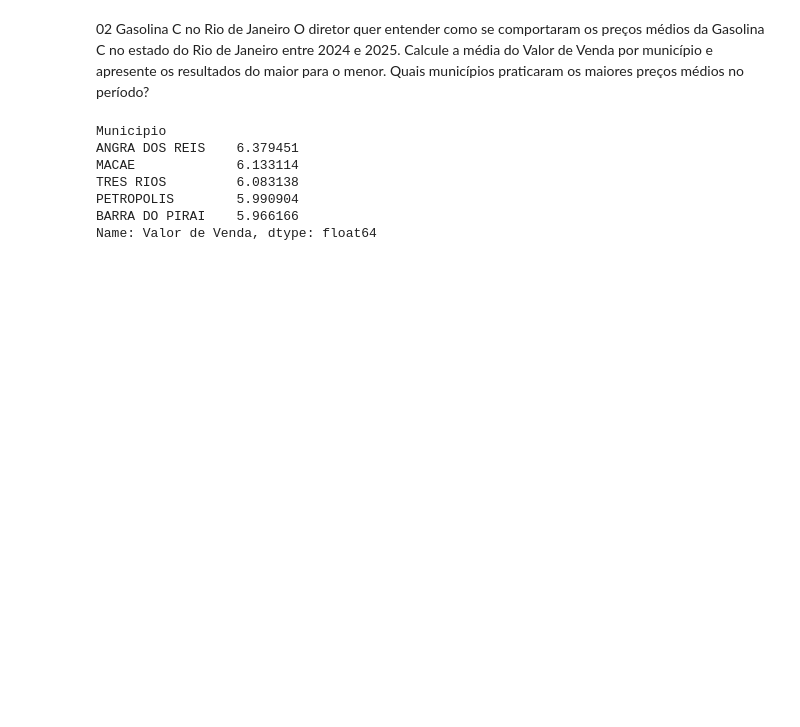
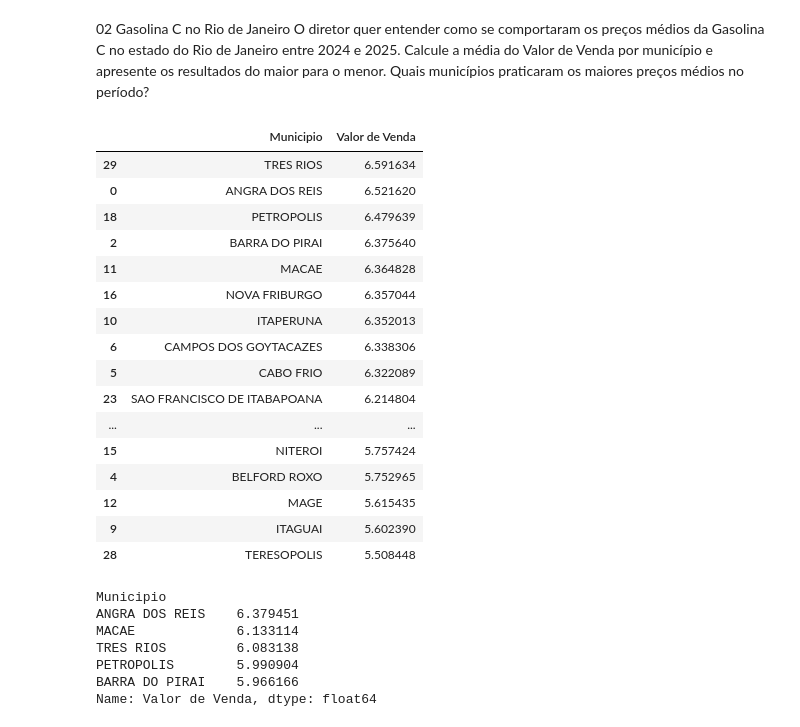
Before and after one commit to santana-rodrigo-1/senac-ad-2026, a Jupyter notebook: projeto-anp.ipynb, the cells around one changed output. Cells and saved outputs as stored; diff of their text form; code cells hidden in the pictures; blank space fills up the shorter version.

```diff
--- a/projeto-anp.ipynb
+++ b/projeto-anp.ipynb
@@ -73,3 +72,5 @@ Gasolina C no Rio de Janeiro
 O diretor quer entender como se comportaram os preços médios da Gasolina C no estado do Rio de Janeiro entre 2024 e
 2025. Calcule a média do Valor de Venda por município e apresente os resultados do maior para o menor. Quais municípios
 praticaram os maiores preços médios no período?
+# %%
+df_gas_rj = df.loc[(df['Estado - Sigla'] == 'RJ') & (df['Produto'] == 'GASOLINA')]
@@ -76,2 +79,24 @@ praticaram os maiores preços médios no período?
+# %%
+df_munic_rj_gas = df_gas_rj.groupby('Municipio')['Valor de Venda'].mean().reset_index()
+df_munic_rj_gas.sort_values(by='Valor de Venda', ascending=False, inplace=True)
+df_munic_rj_gas
+# %% [output]
+|  | Municipio | Valor de Venda |
+| 29 | TRES RIOS | 6.591634 |
+| 0 | ANGRA DOS REIS | 6.521620 |
+| 18 | PETROPOLIS | 6.479639 |
+| 2 | BARRA DO PIRAI | 6.375640 |
+| 11 | MACAE | 6.364828 |
+| 16 | NOVA FRIBURGO | 6.357044 |
+| 10 | ITAPERUNA | 6.352013 |
+| 6 | CAMPOS DOS GOYTACAZES | 6.338306 |
+| 5 | CABO FRIO | 6.322089 |
+| 23 | SAO FRANCISCO DE ITABAPOANA | 6.214804 |
+| ... | ... | ... |
+| 15 | NITEROI | 5.757424 |
+| 4 | BELFORD ROXO | 5.752965 |
+| 12 | MAGE | 5.615435 |
+| 9 | ITAGUAI | 5.602390 |
+| 28 | TERESOPOLIS | 5.508448 |
 # %%
 # Filtrar apenas o estado do Rio de Janeiro
```
Also changed, not shown: parts of 11 cells of this notebook.
